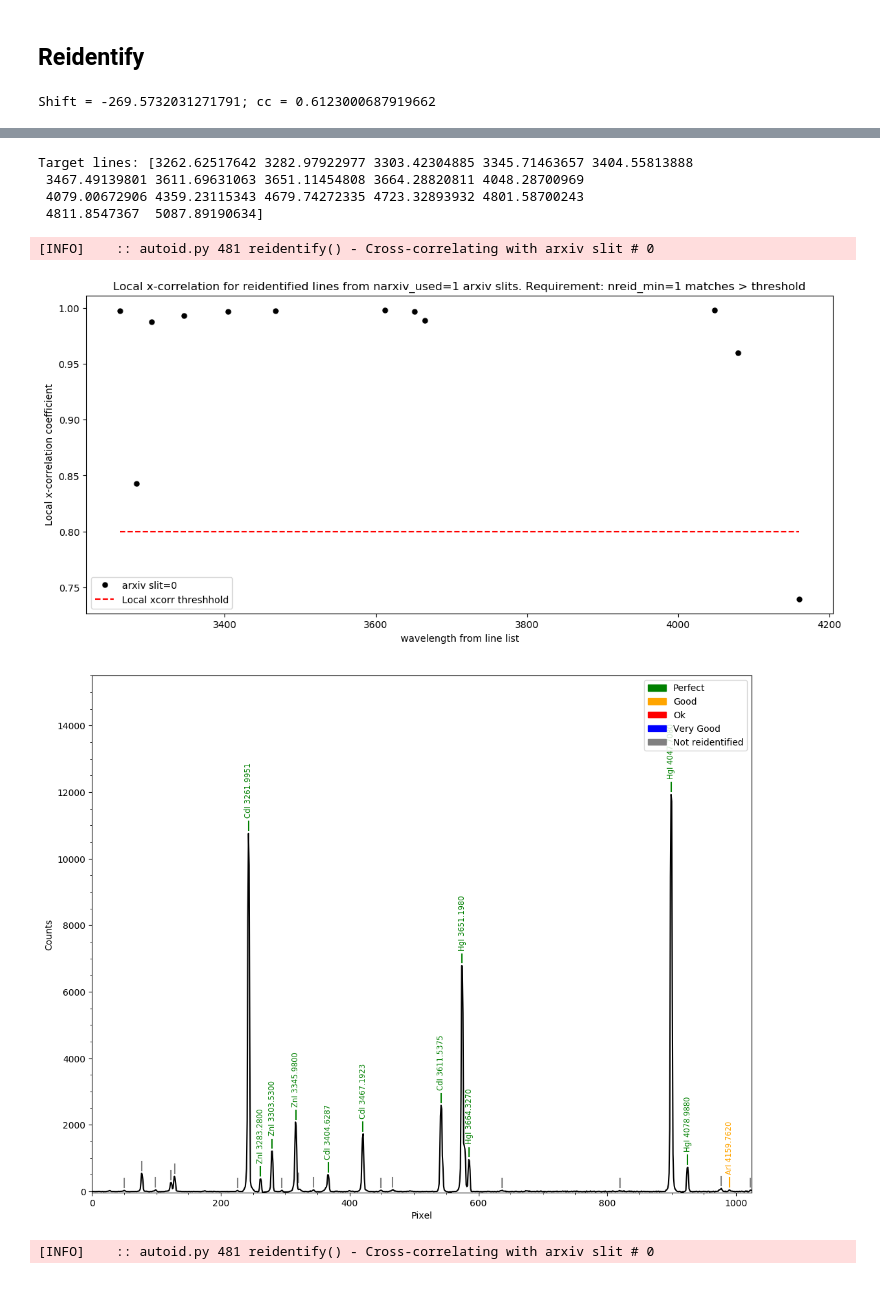
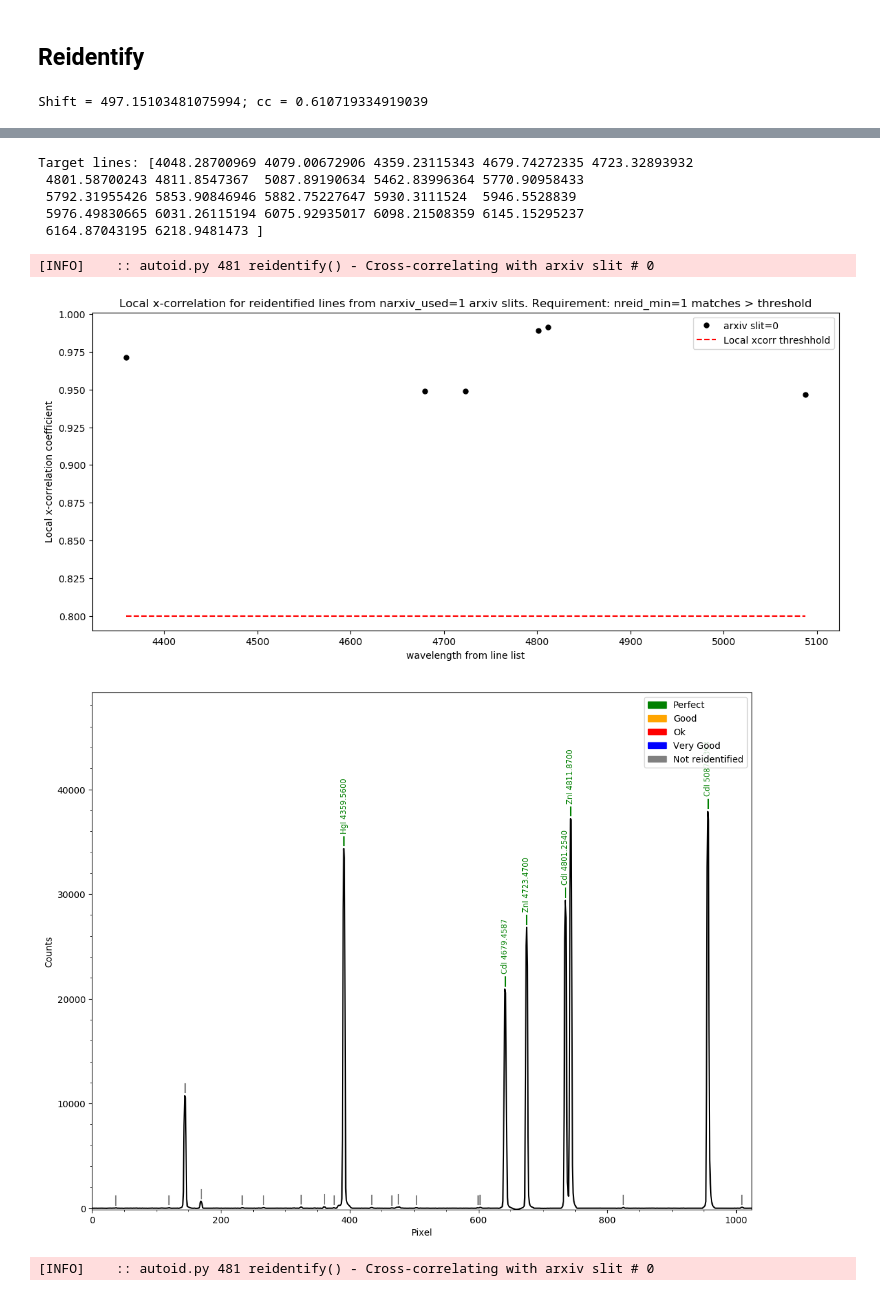
Before and after one commit to pypeit/PypeIt-development-suite, a Jupyter notebook: dev_algorithms/wavelengths/LRISb_fit.ipynb, the cells around one changed output, grey strips where cells are left out. Saved outputs shown, nothing was run; the diff lists cells and outputs as text; code cells hidden in the pictures.

```diff
--- a/dev_algorithms/wavelengths/LRISb_fit.ipynb
+++ b/dev_algorithms/wavelengths/LRISb_fit.ipynb
@@ -264,6 +264,6 @@ differential_evolution step 92: f(x)= 47954.2
 ## Reidentify
 # %%
 reload(lbt)
-final_fit = lbt.reid_in_steps(11, '600', plot_fil='600.png')
+final_fit = lbt.reid_in_steps(9, '600', plot_fil='600.png')
 # %% [output]
-Shift = -269.5732031271791; cc = 0.6123000687919662
+Shift = 497.15103481075994; cc = 0.610719334919039
@@ -271,8 +271,9 @@ Shift = -269.5732031271791; cc = 0.6123000687919662
-Target lines: [3262.62517642 3282.97922977 3303.42304885 3345.71463657 3404.55813888
- 3467.49139801 3611.69631063 3651.11454808 3664.28820811 4048.28700969
- 4079.00672906 4359.23115343 4679.74272335 4723.32893932 4801.58700243
- 4811.8547367  5087.89190634]
+Target lines: [4048.28700969 4079.00672906 4359.23115343 4679.74272335 4723.32893932
+ 4801.58700243 4811.8547367  5087.89190634 5462.83996364 5770.90958433
+ 5792.31955426 5853.90846946 5882.75227647 5930.3111524  5946.5528839
+ 5976.49830665 6031.26115194 6075.92935017 6098.21508359 6145.15295237
+ 6164.87043195 6218.9481473 ]
 [INFO]    :: autoid.py 481 reidentify() - Cross-correlating with arxiv slit # 0
-[figure, old version]
+[figure, new version]
-[figure, old version]
+[figure, new version]
 [INFO]    :: autoid.py 481 reidentify() - Cross-correlating with arxiv slit # 0
```
Also changed, not shown: parts of 1 cell of this notebook, 2 other files.
